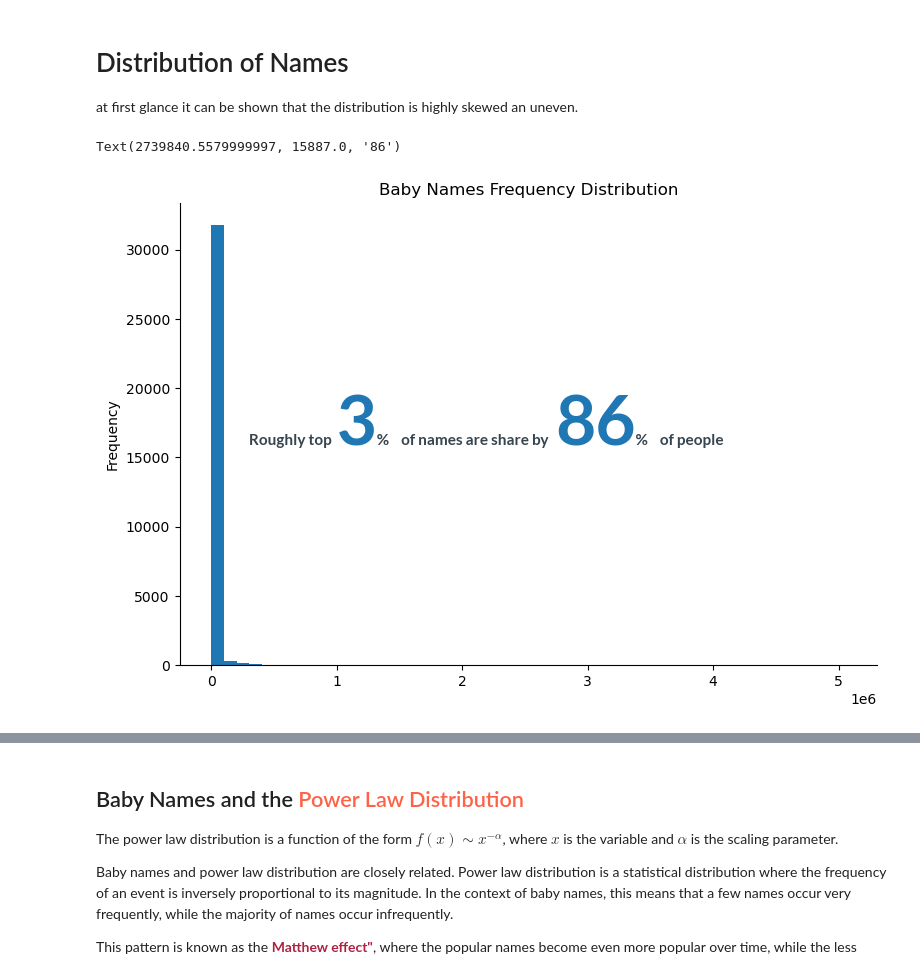
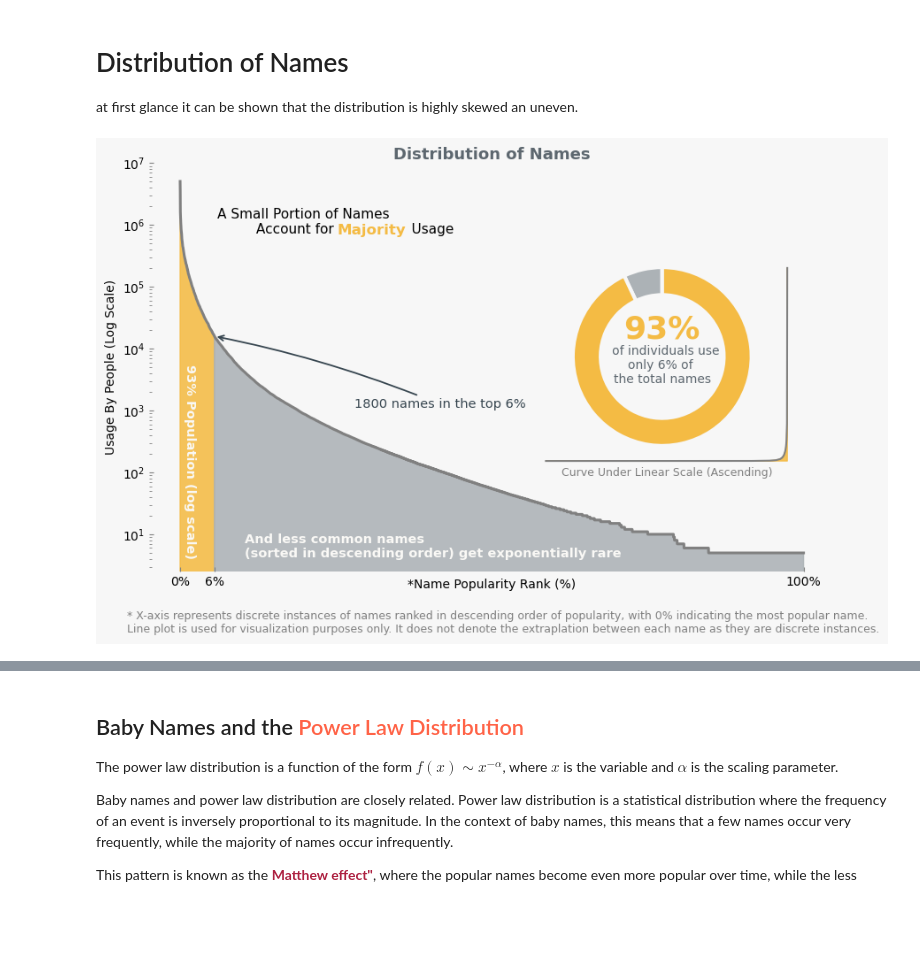
Before and after one commit to numanwaziri/NamingPatterns-Analysis, a Jupyter notebook: Analysis.ipynb, the cells around one changed output, grey strips where cells are left out. Drawn from its saved outputs; the diff is of its cells as text; code cells hidden in the pictures; blank space fills up the shorter version.

Commit message:
Revisit the project and change plot designs

```diff
--- a/Analysis.ipynb
+++ b/Analysis.ipynb
@@ -81,25 +92,72 @@ Total null values are 0
 at first glance it can be shown that the distribution is highly skewed an uneven.
 # %%
 # Transform data
-data = df.groupby("Name").Births.sum()
+data = df.groupby("Name").Births.sum().sort_values(ascending=False)
 
-# Plot
-ax = data.plot.hist(figsize=(9,6),bins=50,title="Baby Names Frequency Distribution")
-sns.despine()
+# Variables
+topN=1800
+names = int(round((topN/len(data)),2)*100)
+ppl = int((data.nlargest(topN).sum()/data.sum()).round(2)*100)
+accent_color = '#F4BB44'
 
-# Annotate
-x = ax.patches[0].get_width() +0.2e6
-y = ax.patches[0].get_height() /2
+# Canvas
+fig, ax = plt.subplots(figsize=(10, 6),facecolor='#F7F7F7')
 
-text ="Roughly top               %    of names are share by\
-                             %    of people "
-plt.text(x,y,text,fontdict=font ,color ="#36454F")
+# Line Plot
+ax.set_facecolor('none')
+data.plot.line(ax=ax,lw=2.2,color='grey', ylabel='Usage By People (Log Scale)')
+ax.set_xlabel("*Name Popularity Rank (%)", labelpad=-8)
+line_data = ax.lines[0].get_data()
+ax.set_xticks([0,topN,line_data[0][-1]],["0%",f'{names}%',"100%"])
+ax.set_yscale("log")
+ax.tick_params(axis='both',which='both', color='grey',direction='in')
+sns.despine(left=True,bottom=True,ax=ax)
+ax.fill_between(line_data[0],line_data[1],where=(line_data[0]<=topN),alpha=0.88,color="#F4BB44")
+ax.fill_between(line_data[0],line_data[1],where=(line_data[0]>topN),alpha=0.88,color="#ACB2B6")
 
-text = f"{int(round((1000/len(data)),2)*100)}"
-plt.text(x*3.3,y,text,fontdict=font,size=50,color="#1f77b4")
+# Pie Chart
+sizes = [100-ppl, ppl]
+colors = ['#ACB2B6',accent_color]
+ax2 = fig.add_axes([0.52, 0.33, 0.37, 0.37])
+ax2.pie(sizes, colors=colors, startangle=90, wedgeprops={"edgecolor" : "#F7F7F7", 'linewidth':3 ,"width":0.31})
+ax2.axis('equal')  # Equal aspect ratio ensures a circular pie chart
 
-text = f"{int((data.nlargest(1000).sum()/data.sum()).round(2)*100)}"
-plt.text(x*9.1,y,text,fontdict=font,size=50,color = "#1f77b4")
+# Line Plot (Small)
+ax3 = fig.add_axes([0.56, 0.3, 0.3, 0.4],facecolor='none')
+sns.lineplot(data=data,x=line_data[0],y=line_data[1],ax=ax3,color='grey')
+ax3.set(yticks=[], xticks=[])
+ax3.set_xlabel("Curve Under Linear Scale (Ascending)", size=9, labelpad=-3,color="grey")
+sns.despine(ax=ax3, left=True, bottom=True)
+ax3.fill_between(line_data[0], line_data[1], alpha=0.88, color=np.where(line_data[0] <= topN, accent_color, "#ACB2B6"))
+ax3.invert_xaxis()
+
+#Annotations
+subtitle = "A Small Portion of Names\n         Account for                  Usage"
+ax.set_title("Distribution of Names", fontsize=13, fontweight='bold',pad=0,color='#5D676F')
+ax.text(0.1, 0.855, subtitle, fontsize=11, fontweight='normal',
+        horizontalalignment='left', verticalalignment='center', transform=ax.transAxes)
+ax.text(0.275, 0.85, "Majority", fontsize=12, fontweight='bold',
+        horizontalalignment='left', verticalalignment='top', transform=ax.transAxes, color=accent_color)
+ax.text(0.14, 0.06, "And less common names\n(sorted in descending order) get exponentially rare",
+        fontsize=10.5, fontweight='bold',
+        horizontalalignment='left', verticalalignment='center', transform=ax.transAxes, color='#FAF9F6')
+ax.text(0.05, 0.03, f"{ppl}% Population (log scale)", fontsize=10.5, fontweight='bold',
+        horizontalalignment='left', verticalalignment='bottom', transform=ax.transAxes, color='#FAF9F6',rotation=-90)
+
+ax2.text(0,0.3,f"{ppl}%",ha='center',va='center',size=26,weight='bold',color=accent_color)
+ax2.text(0,-0.1,f"   of individuals use \nonly {names}% of \nthe total names",
+         ha='center',va='center',size=10,color='#5D676F')
+
+note = """* X-axis represents discrete instances of names ranked in descending order of popularity, with 0% indicating the most popular name.
+Line plot is used for visualization purposes only. It does not denote the extraplation between each name as they are discrete instances."""
+ax.text(0.1, -0.01, note, transform=fig.transFigure,
+        ha='left', va='bottom', fontsize=9, color='grey');
+
+ax.annotate(f'{topN} names in the top {names}%',
+            xy=(topN,line_data[1][topN]), xycoords='data', size=10.5,color ="#36454F",
+            xytext=(0.3,0.4), textcoords='axes fraction', ha='left',
+            arrowprops=dict(arrowstyle="->", connectionstyle="arc3,rad=0.05",lw=1.3,color ="#36454F"));
+
+plt.savefig('demo.png', transparent=True)
 # %% [output]
-Text(2739840.5579999997, 15887.0, '86')
-[figure, old version]
+[figure, new version]
```
Also changed, not shown: parts of 18 cells of this notebook, 1 other file.
